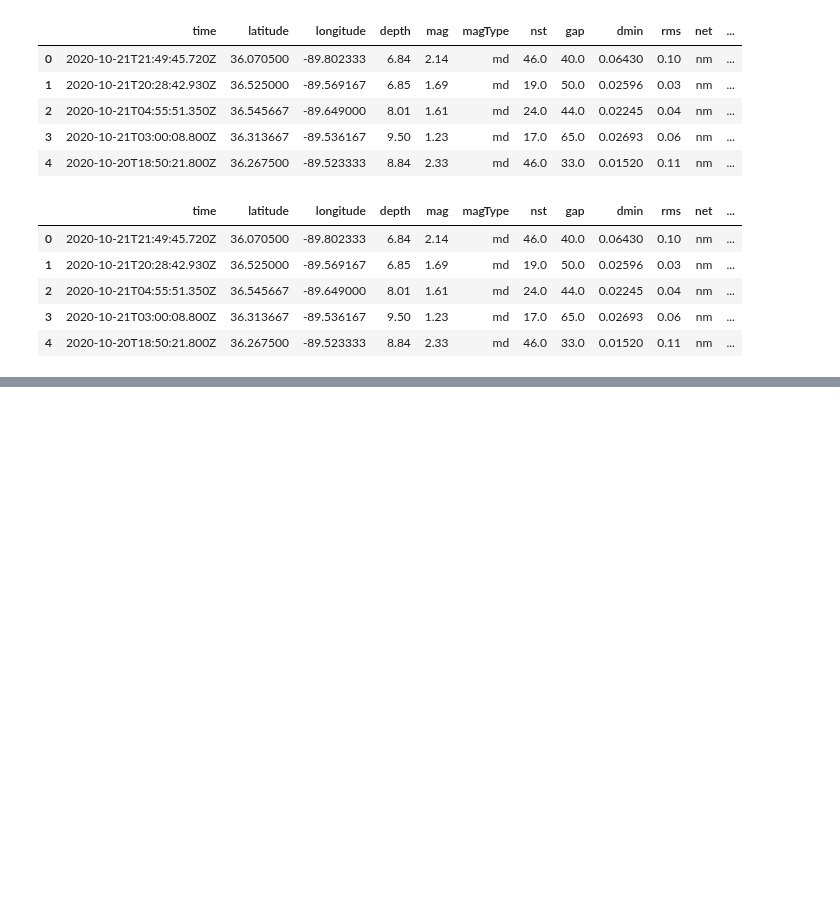
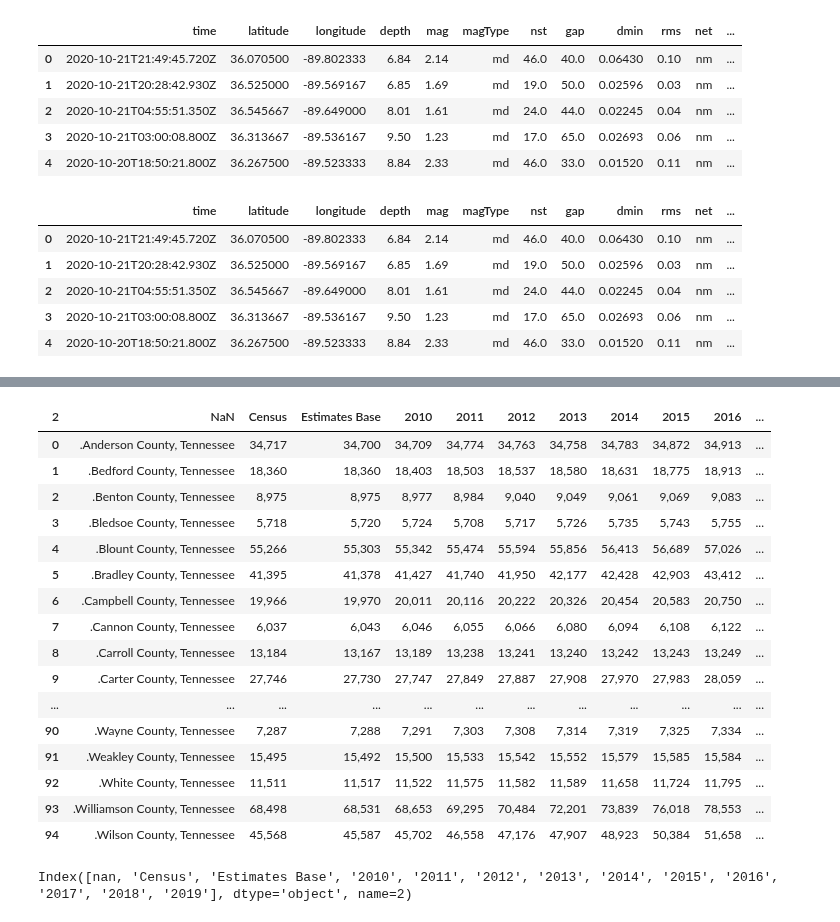
Before and after one commit to ocnrandolph/TNEG_Earthquakes, a Jupyter notebook: notebooks/dq3-TNEG-geospatial-data.ipynb, the cells around one changed output, grey strips where cells are left out. Drawn from its saved outputs; the diff is of its cells as text; code cells hidden in the pictures; blank space fills up the shorter version.

```diff
--- a/notebooks/dq3-TNEG-geospatial-data.ipynb
+++ b/notebooks/dq3-TNEG-geospatial-data.ipynb
@@ -217,0 +268,29 @@ usgs_geo = gpd.GeoDataFrame(usgs,
+# %%
+tn_housing_units_by_county = pd.read_csv('../data/us_census_tn_housing_units_by_county_2010-2019.csv')[2:99]
+# %%
+tn_housing_units_by_county.columns = tn_housing_units_by_county.iloc[0]
+tn_housing_units_by_county = tn_housing_units_by_county[2:99]
+# %%
+tn_housing_units_by_county.reset_index(drop = True)
+# %% [output]
+| 2 | NaN | Census | Estimates Base | 2010 | 2011 | 2012 | 2013 | 2014 | 2015 | 2016 | ... |
+| 0 | .Anderson County, Tennessee | 34,717 | 34,700 | 34,709 | 34,774 | 34,763 | 34,758 | 34,783 | 34,872 | 34,913 | ... |
+| 1 | .Bedford County, Tennessee | 18,360 | 18,360 | 18,403 | 18,503 | 18,537 | 18,580 | 18,631 | 18,775 | 18,913 | ... |
+| 2 | .Benton County, Tennessee | 8,975 | 8,975 | 8,977 | 8,984 | 9,040 | 9,049 | 9,061 | 9,069 | 9,083 | ... |
+| 3 | .Bledsoe County, Tennessee | 5,718 | 5,720 | 5,724 | 5,708 | 5,717 | 5,726 | 5,735 | 5,743 | 5,755 | ... |
+| 4 | .Blount County, Tennessee | 55,266 | 55,303 | 55,342 | 55,474 | 55,594 | 55,856 | 56,413 | 56,689 | 57,026 | ... |
+| 5 | .Bradley County, Tennessee | 41,395 | 41,378 | 41,427 | 41,740 | 41,950 | 42,177 | 42,428 | 42,903 | 43,412 | ... |
+| 6 | .Campbell County, Tennessee | 19,966 | 19,970 | 20,011 | 20,116 | 20,222 | 20,326 | 20,454 | 20,583 | 20,750 | ... |
+| 7 | .Cannon County, Tennessee | 6,037 | 6,043 | 6,046 | 6,055 | 6,066 | 6,080 | 6,094 | 6,108 | 6,122 | ... |
+| 8 | .Carroll County, Tennessee | 13,184 | 13,167 | 13,189 | 13,238 | 13,241 | 13,240 | 13,242 | 13,243 | 13,249 | ... |
+| 9 | .Carter County, Tennessee | 27,746 | 27,730 | 27,747 | 27,849 | 27,887 | 27,908 | 27,970 | 27,983 | 28,059 | ... |
+| ... | ... | ... | ... | ... | ... | ... | ... | ... | ... | ... | ... |
+| 90 | .Wayne County, Tennessee | 7,287 | 7,288 | 7,291 | 7,303 | 7,308 | 7,314 | 7,319 | 7,325 | 7,334 | ... |
+| 91 | .Weakley County, Tennessee | 15,495 | 15,492 | 15,500 | 15,533 | 15,542 | 15,552 | 15,579 | 15,585 | 15,584 | ... |
+| 92 | .White County, Tennessee | 11,511 | 11,517 | 11,522 | 11,575 | 11,582 | 11,589 | 11,658 | 11,724 | 11,795 | ... |
+| 93 | .Williamson County, Tennessee | 68,498 | 68,531 | 68,653 | 69,295 | 70,484 | 72,201 | 73,839 | 76,018 | 78,553 | ... |
+| 94 | .Wilson County, Tennessee | 45,568 | 45,587 | 45,702 | 46,558 | 47,176 | 47,907 | 48,923 | 50,384 | 51,658 | ... |
+# %%
+tn_housing_units_by_county.columns
+# %% [output]
+Index([nan, 'Census', 'Estimates Base', '2010', '2011', '2012', '2013', '2014', '2015', '2016', '2017', '2018', '2019'], dtype='object', name=2)
```
Also changed, not shown: parts of 17 cells of this notebook.
